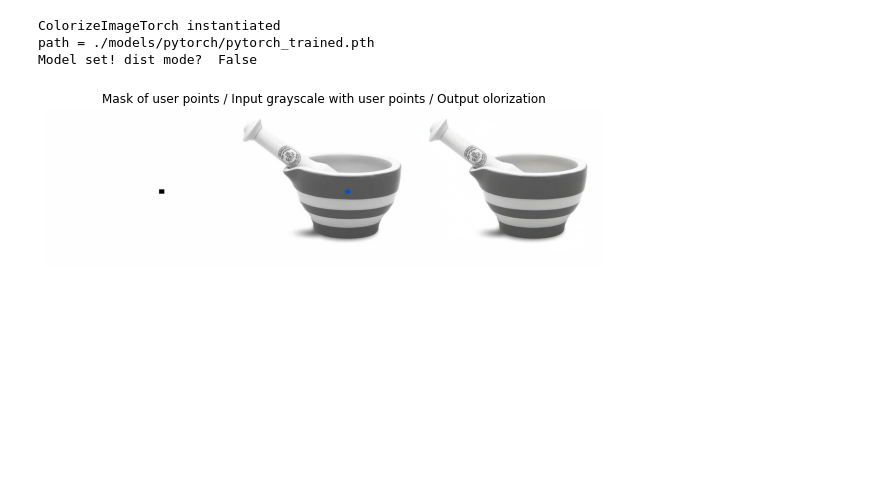
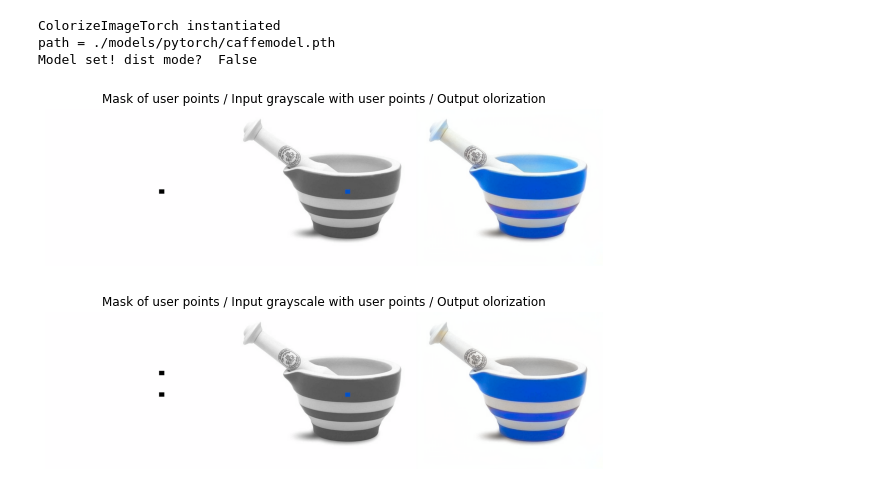
Before and after one commit to vb000/interactive-deep-colorization, a Jupyter notebook: run.ipynb, the cells around one changed output. Saved outputs shown, nothing was run; the diff lists cells and outputs as text; code cells hidden in the pictures; blank space fills up the shorter version.

```diff
--- a/run.ipynb
+++ b/run.ipynb
@@ -11,7 +11,7 @@ colorModel = CI.ColorizeImageTorch(Xd=256)
 
 # Load the model
 colorModel.prep_net(gpu_id,
-                    './models/pytorch/pytorch_trained.pth')
+                    './models/pytorch/caffemodel.pth')
 
 # Load the image
 colorModel.load_image('./test_imgs/mortar_pestle.jpg')
@@ -32,22 +32,22 @@ input_ab = np.zeros((2,256,256)) # ab values of user points, default to 0 for no
 # initialize with no user inputs
 input_ab = np.zeros((2,256,256))
 mask = np.zeros((1,256,256))
-
-# add a blue point in the middle of the image
-(input_ab,mask) = put_point(input_ab,mask,[135,160],3,[23,-69])
-
-# call forward
-img_out = colorModel.net_forward(input_ab,mask)
-
-# get mask, input image, and result in full resolution
-mask_fullres = colorModel.get_img_mask_fullres() # get input mask in full res
-img_in_fullres = colorModel.get_input_img_fullres() # get input image in full res
-img_out_fullres = colorModel.get_img_fullres() # get image at full resolution
 # %% [output]
 ColorizeImageTorch instantiated
-path = ./models/pytorch/pytorch_trained.pth
+path = ./models/pytorch/caffemodel.pth
 Model set! dist mode?  False
 # %%
+# add a blue point in the middle of the image
+(input_ab,mask) = put_point(input_ab,mask,[135,160],3,[23,-69])
+
+# call forward
+img_out = colorModel.net_forward(input_ab,mask)
+
+# get mask, input image, and result in full resolution
+mask_fullres = colorModel.get_img_mask_fullres() # get input mask in full res
+img_in_fullres = colorModel.get_input_img_fullres() # get input image in full res
+img_out_fullres = colorModel.get_img_fullres() # get image at full resolution
+
 # show user input, along with output
 plt.figure(figsize=(10,6))
 plt.imshow(np.concatenate((mask_fullres,img_in_fullres,img_out_fullres),axis=1));
@@ -55,4 +55,24 @@ plt.title('Mask of user points / Input grayscale with user points / Output olori
 plt.axis('off');
 plt.show()
 # %% [output]
-[figure, old version]
+[figure, new version]
+# %%
+# add a blue point in the middle of the image
+(input_ab,mask) = put_point(input_ab,mask,[100,160],3,[0,0])
+
+# call forward
+img_out = colorModel.net_forward(input_ab,mask)
+
+# get mask, input image, and result in full resolution
+mask_fullres = colorModel.get_img_mask_fullres() # get input mask in full res
+img_in_fullres = colorModel.get_input_img_fullres() # get input image in full res
+img_out_fullres = colorModel.get_img_fullres() # get image at full resolution
+
+# show user input, along with output
+plt.figure(figsize=(10,6))
+plt.imshow(np.concatenate((mask_fullres,img_in_fullres,img_out_fullres),axis=1));
+plt.title('Mask of user points / Input grayscale with user points / Output olorization')
+plt.axis('off');
+plt.show()
+# %% [output]
+[figure, added]
```
